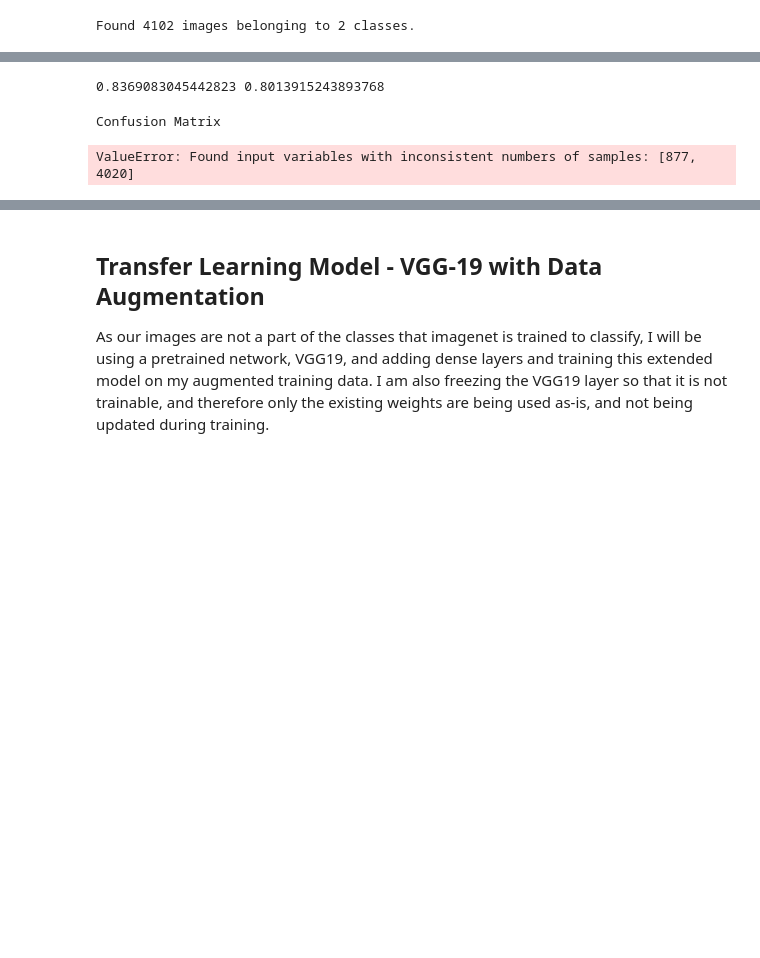
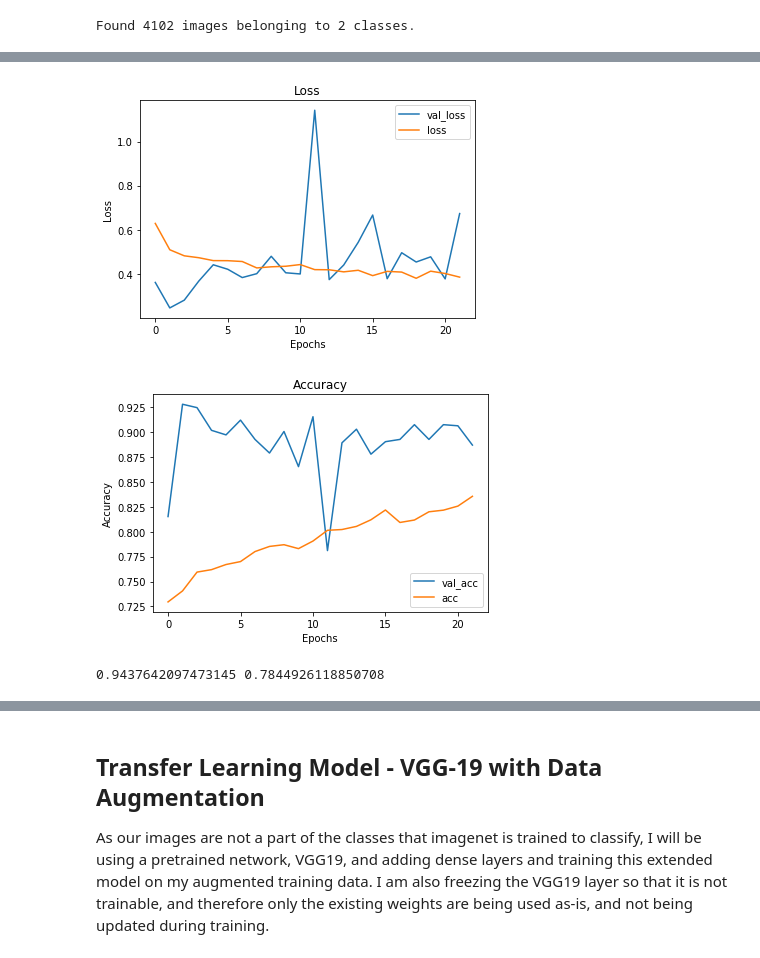
Before and after one commit to Kaguilar1222/dsc-mod-4-project-v2-1-onl01-dtsc-ft-012120, a Jupyter notebook: K_Aguilar.ipynb, the cells around one changed output, grey strips where cells are left out. Saved outputs shown, nothing was run; the diff lists cells and outputs as text; code cells hidden in the pictures; blank space fills up the shorter version.

```diff
--- a/K_Aguilar.ipynb
+++ b/K_Aguilar.ipynb
@@ -418,9 +451,11 @@ early_stopping_da = [EarlyStopping(monitor='val_loss', patience=20),
 start = datetime.datetime.now()
 history_augmented = model.fit_generator(train_generator_da,
                                        epochs=50,
-                                       steps_per_epoch=64,
+                                       steps_per_epoch=128,
                                        callbacks=early_stopping_da,
-                                       validation_data=val_generator)
+                                       validation_data=val_generator,
+                                       validation_steps=27
+                                      )
 end = datetime.datetime.now()
 elapsed = end - start
 
@@ -446,20 +481,15 @@ This model took 0:26:24.096160 time to run.
+# %%
+# displaying model performance
+visualize_training_results(history_augmented)
+# %% [output]
+[figure, added]
+[figure, added]
 # %%
 # loading saved model
 saved_model_da = load_model('best_model_augmented.h5')
 
 # evaluating model with test data
-test_loss, test_acc = saved_model_da.evaluate_generator(test_generator, steps=50)
+test_loss, test_acc = saved_model_da.evaluate_generator(test_generator, steps=1)
 print(test_loss, test_acc)
 # %% [output]
-0.8369083045442823 0.8013915243893768
+0.9437642097473145 0.7844926118850708
-# %%
-from sklearn.metrics import classification_report, confusion_matrix
-
-# making predictions using test data, pulling indices
-Y_pred = saved_model_da.predict_generator(test_generator, 128)
-y_pred = np.argmax(Y_pred, axis=1)
-print('Confusion Matrix')
-print(confusion_matrix(test_generator.classes, y_pred))
-# %% [output]
-Confusion Matrix
-ValueError: Found input variables with inconsistent numbers of samples: [877, 4020]
```
Also changed, not shown: parts of 19 cells of this notebook, 2 other files.
